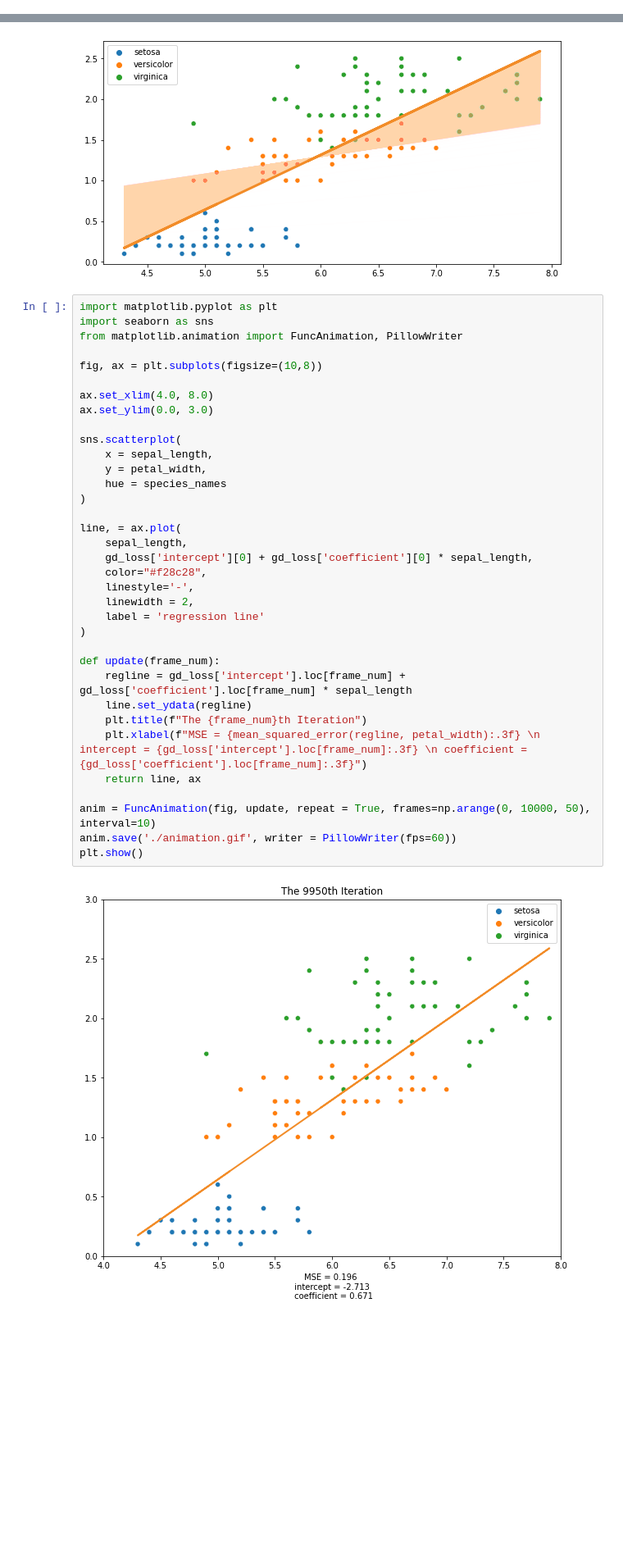
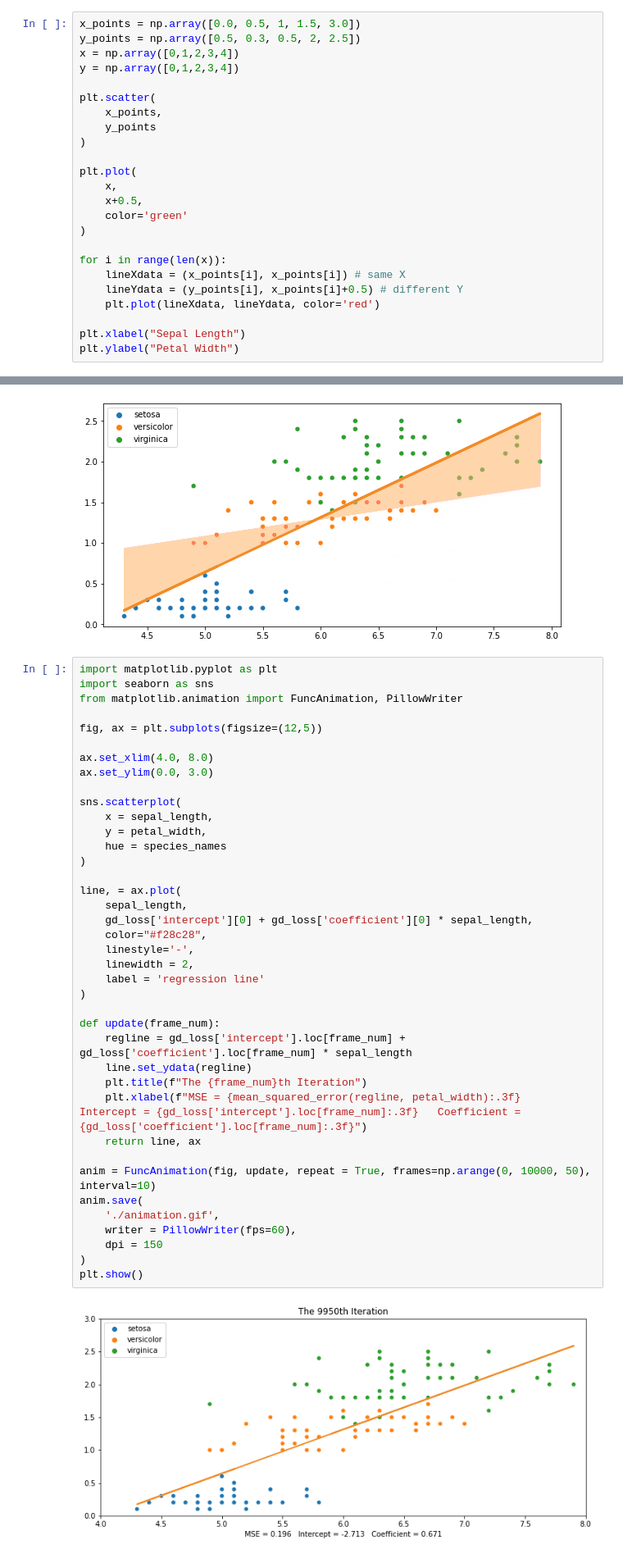
Before and after one commit to bsraya/optimization, a Jupyter notebook: gd.ipynb, the cells around one changed output, grey strips where cells are left out. Shown at 82% size. Saved outputs shown, nothing was run; the diff lists cells and outputs as text; blank space fills up the shorter version.

Commit message:
new graphs added

```diff
--- a/gd.ipynb
+++ b/gd.ipynb
@@ -25,0 +83,24 @@ for i in target:
+# %%
+x_points = np.array([0.0, 0.5, 1, 1.5, 3.0])
+y_points = np.array([0.5, 0.3, 0.5, 2, 2.5])
+x = np.array([0,1,2,3,4])
+y = np.array([0,1,2,3,4])
+
+plt.scatter(
+    x_points,
+    y_points
+)
+
+plt.plot(
+    x,
+    x+0.5,
+    color='green'
+)
+
+for i in range(len(x)):
+    lineXdata = (x_points[i], x_points[i]) # same X
+    lineYdata = (y_points[i], x_points[i]+0.5) # different Y
+    plt.plot(lineXdata, lineYdata, color='red')
+
+plt.xlabel("Sepal Length")
+plt.ylabel("Petal Width")
@@ -198,35 +318,39 @@ import matplotlib.pyplot as plt
 import seaborn as sns
 from matplotlib.animation import FuncAnimation, PillowWriter
 
-fig, ax = plt.subplots(figsize=(10,8))
+fig, ax = plt.subplots(figsize=(12,5))
 
 ax.set_xlim(4.0, 8.0)
 ax.set_ylim(0.0, 3.0)
 
 sns.scatterplot(
     x = sepal_length,
     y = petal_width,
     hue = species_names
 )
 
 line, = ax.plot(
     sepal_length,
     gd_loss['intercept'][0] + gd_loss['coefficient'][0] * sepal_length,
     color="#f28c28",
     linestyle='-',
     linewidth = 2,
     label = 'regression line'
 )
 
 def update(frame_num):
     regline = gd_loss['intercept'].loc[frame_num] + gd_loss['coefficient'].loc[frame_num] * sepal_length
     line.set_ydata(regline)
     plt.title(f"The {frame_num}th Iteration")
-    plt.xlabel(f"MSE = {mean_squared_error(regline, petal_width):.3f} \n intercept = {gd_loss['intercept'].loc[frame_num]:.3f} \n coefficient = {gd_loss['coefficient'].loc[frame_num]:.3f}")
+    plt.xlabel(f"MSE = {mean_squared_error(regline, petal_width):.3f}   Intercept = {gd_loss['intercept'].loc[frame_num]:.3f}   Coefficient = {gd_loss['coefficient'].loc[frame_num]:.3f}")
     return line, ax
 
 anim = FuncAnimation(fig, update, repeat = True, frames=np.arange(0, 10000, 50), interval=10)
-anim.save('./animation.gif', writer = PillowWriter(fps=60))
+anim.save(
+    './animation.gif',
+    writer = PillowWriter(fps=60),
+    dpi = 150
+)
 plt.show()
 # %% [output]
-[figure, old version]
+[figure, new version]
```
Also changed, not shown: parts of 12 cells of this notebook, 4 other files.
